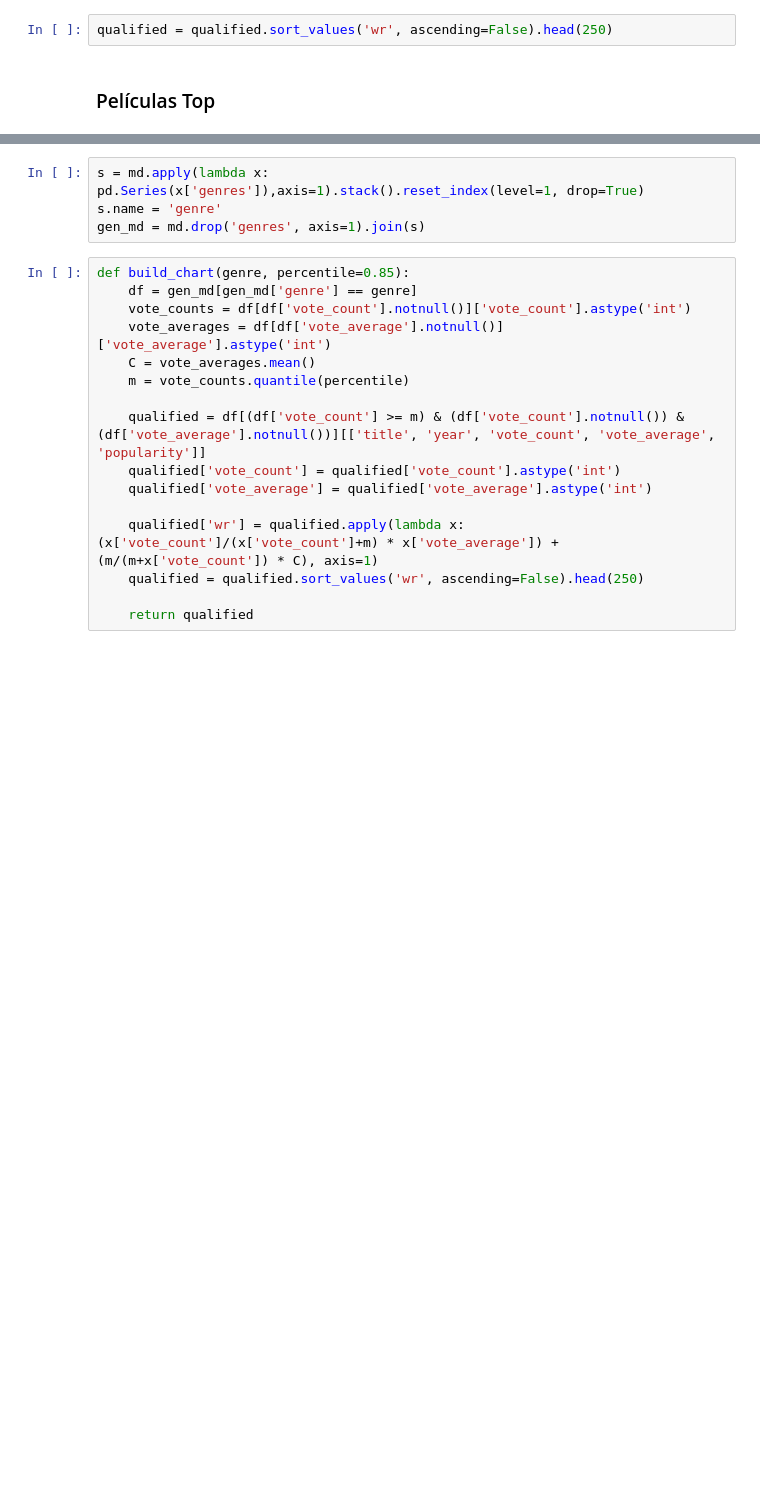
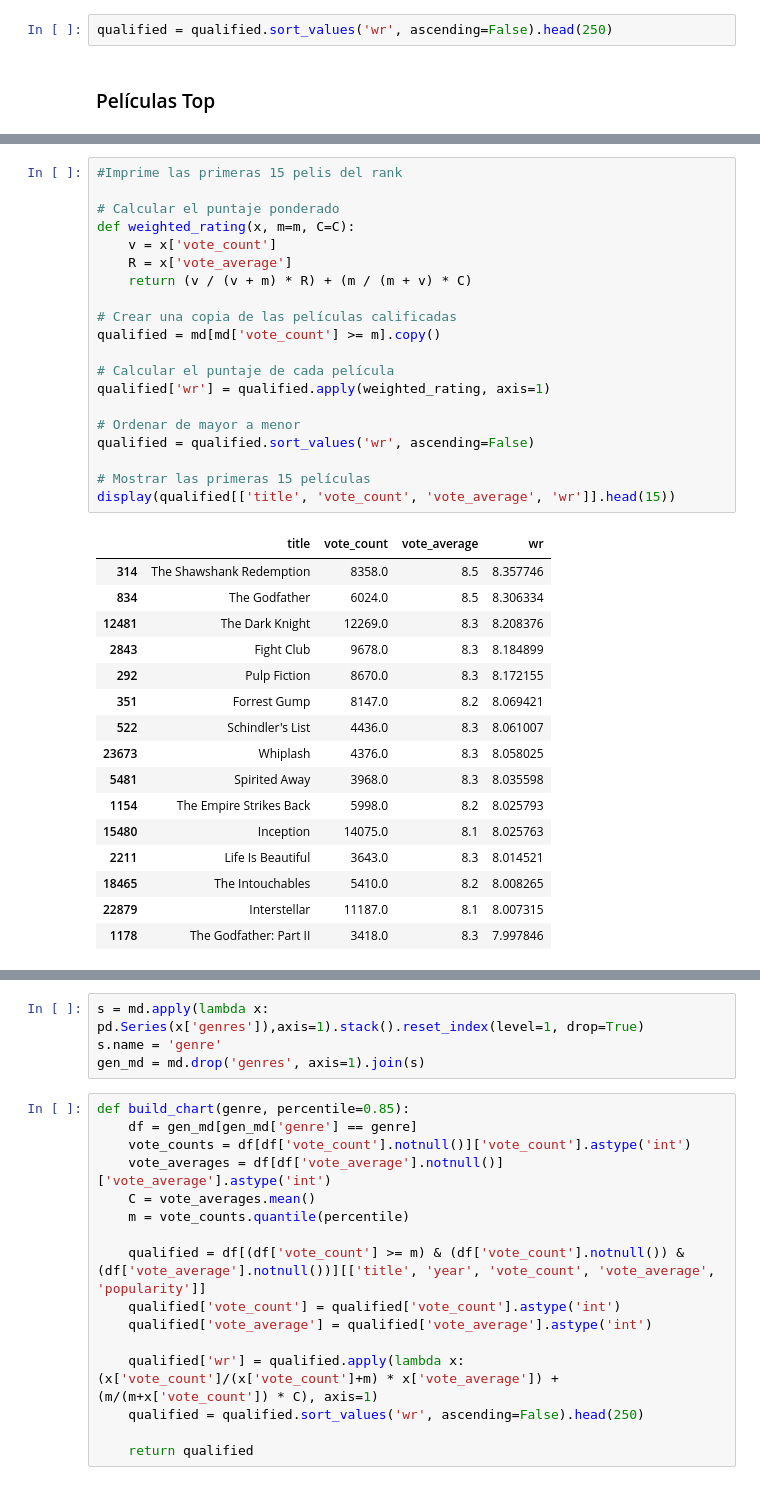
Before and after one commit to grethelhdezz/AnalisisMultivariado, a Jupyter notebook: Movie-Reco/Recomendador_Pelis-Activity-1.ipynb, the cells around one changed output, grey strips where cells are left out. Cells and saved outputs as stored; diff of their text form; blank space fills up the shorter version.

```diff
--- a/Movie-Reco/Recomendador_Pelis-Activity-1.ipynb
+++ b/Movie-Reco/Recomendador_Pelis-Activity-1.ipynb
@@ -116,3 +176,40 @@ qualified = qualified.sort_values('wr', ascending=False).head(250)
+# %%
+#Imprime las primeras 15 pelis del rank
+
+# Calcular el puntaje ponderado
+def weighted_rating(x, m=m, C=C):
+    v = x['vote_count']
+    R = x['vote_average']
+    return (v / (v + m) * R) + (m / (m + v) * C)
+
+# Crear una copia de las películas calificadas
+qualified = md[md['vote_count'] >= m].copy()
+
+# Calcular el puntaje de cada película
+qualified['wr'] = qualified.apply(weighted_rating, axis=1)
+
+# Ordenar de mayor a menor
+qualified = qualified.sort_values('wr', ascending=False)
+
+# Mostrar las primeras 15 películas
+display(qualified[['title', 'vote_count', 'vote_average', 'wr']].head(15))
+# %% [output]
+|  | title | vote_count | vote_average | wr |
+| 314 | The Shawshank Redemption | 8358.0 | 8.5 | 8.357746 |
+| 834 | The Godfather | 6024.0 | 8.5 | 8.306334 |
+| 12481 | The Dark Knight | 12269.0 | 8.3 | 8.208376 |
+| 2843 | Fight Club | 9678.0 | 8.3 | 8.184899 |
+| 292 | Pulp Fiction | 8670.0 | 8.3 | 8.172155 |
+| 351 | Forrest Gump | 8147.0 | 8.2 | 8.069421 |
+| 522 | Schindler's List | 4436.0 | 8.3 | 8.061007 |
+| 23673 | Whiplash | 4376.0 | 8.3 | 8.058025 |
+| 5481 | Spirited Away | 3968.0 | 8.3 | 8.035598 |
+| 1154 | The Empire Strikes Back | 5998.0 | 8.2 | 8.025793 |
+| 15480 | Inception | 14075.0 | 8.1 | 8.025763 |
+| 2211 | Life Is Beautiful | 3643.0 | 8.3 | 8.014521 |
+| 18465 | The Intouchables | 5410.0 | 8.2 | 8.008265 |
+| 22879 | Interstellar | 11187.0 | 8.1 | 8.007315 |
+| 1178 | The Godfather: Part II | 3418.0 | 8.3 | 7.997846 |
 # %% [markdown]
 Vemos que tres películas de Christopher Nolan —Inception, The Dark Knight e Interstellar, aparecen en los primeros lugares de nuestro ranking. El gráfico también muestra una fuerte preferencia de los usuarios de TMDB hacia ciertos géneros y directores.
 
```
Also changed, not shown: parts of 28 cells of this notebook.
